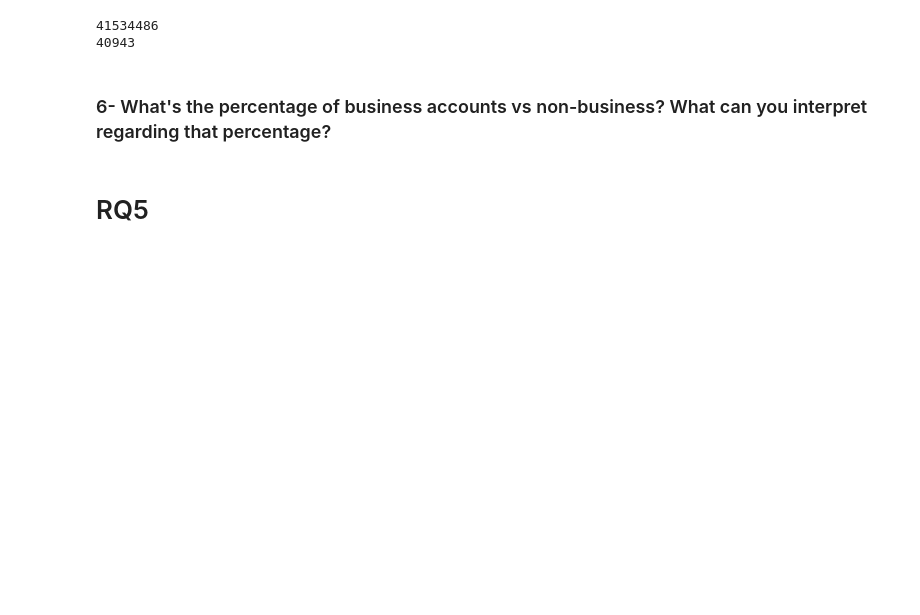
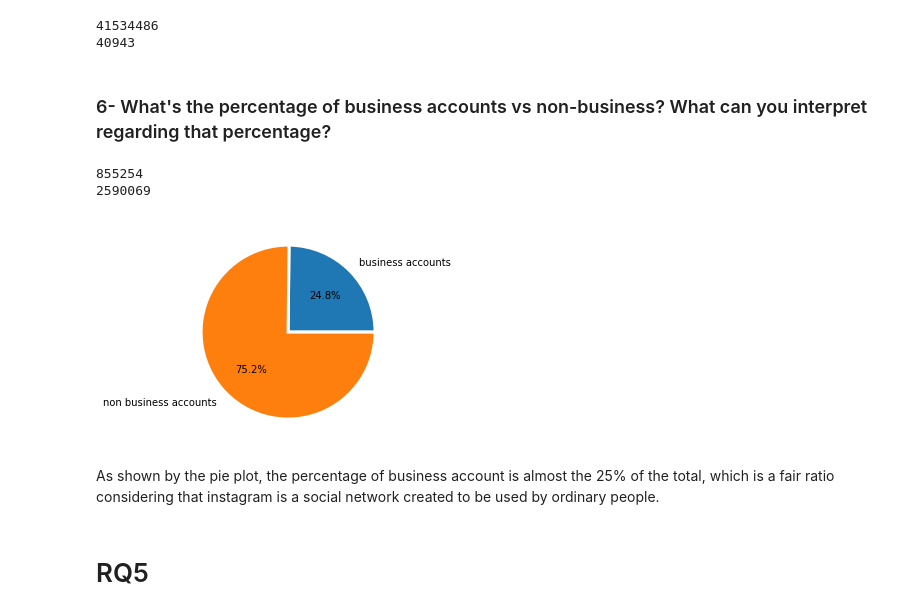
Before and after one commit to PaoloBarba/ADM_HW2, a Jupyter notebook: Copia_di_main_Albachiara.ipynb, the cells around one changed output. Saved outputs shown, nothing was run; the diff lists cells and outputs as text; code cells hidden in the pictures; blank space fills up the shorter version.

```diff
--- a/Copia_di_main_Albachiara.ipynb
+++ b/Copia_di_main_Albachiara.ipynb
@@ -316,2 +309,24 @@ del ptype
 # %% [markdown]
 ### 6- What's the percentage of business accounts vs non-business? What can you interpret regarding that percentage?
+# %%
+#take the dataset column
+#drop the NaN values
+#count rows with is_business_account=True
+
+business=profiles[profiles['is_business_account']== True]
+business=business.shape[0]
+print(business)
+
+nonbusiness=profiles[profiles['is_business_account']== False]
+nonbusiness=nonbusiness.shape[0]
+print(nonbusiness)
+# %% [output]
+855254
+2590069
+# %%
+prop=[business, nonbusiness]
+names='business accounts', 'non business accounts'
+plt.pie(prop, labels=names, labeldistance=1.15, wedgeprops = { 'linewidth' : 3, 'edgecolor' : 'white' }, autopct='%1.1f%%')
+plt.show()
+# %% [output]
+[figure, added]
@@ -318,3 +335,5 @@ del ptype
+# %% [markdown]
+As shown by the pie plot, the percentage of business account is almost the 25% of the total, which is a fair ratio considering that instagram is a social network created to be used by ordinary people.
 # %% [markdown]
 # RQ5
 # %% [markdown]
```
Also changed, not shown: parts of 18 cells of this notebook.
